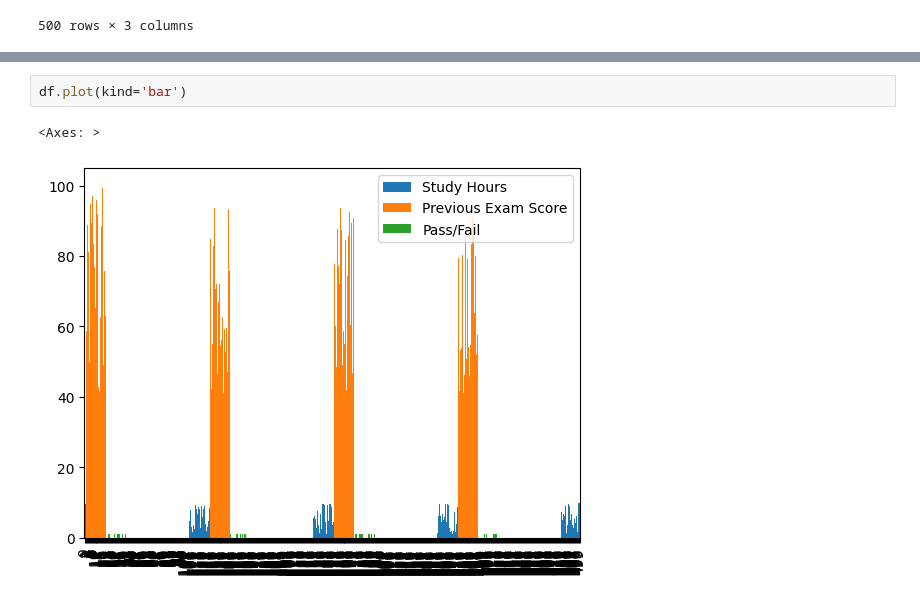
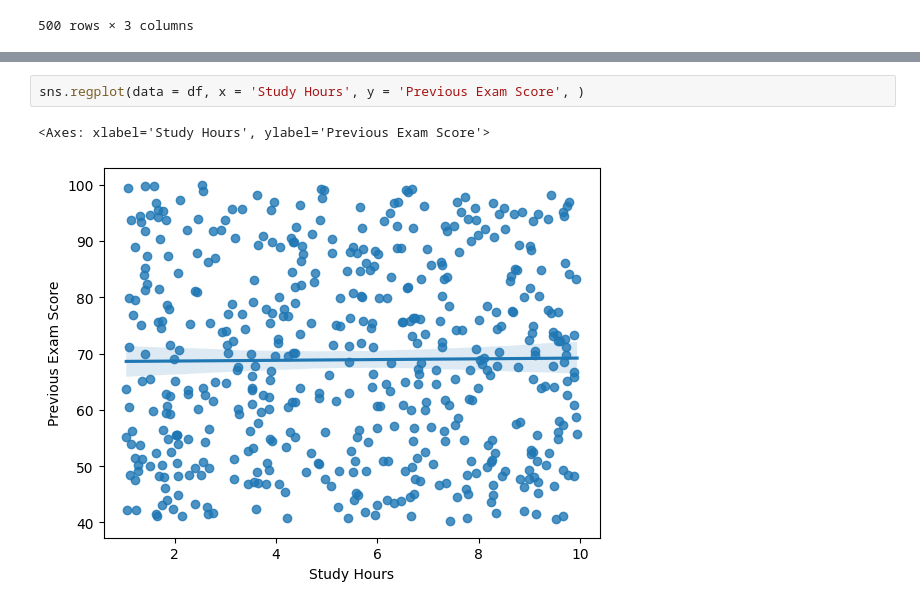
Before and after one commit to tabishqidwai98/Student-Exam-Performace-analysis, a Jupyter notebook: Analysis_model.ipynb, the cells around one changed output, grey strips where cells are left out. Drawn from its saved outputs; the diff is of its cells as text.

```diff
--- a/Analysis_model.ipynb
+++ b/Analysis_model.ipynb
@@ -27,5 +59,5 @@ df.plot(kind = 'line')
-# %%
-df.plot(kind='bar')
-# %% [output]
-<Axes: >
-[figure, removed]
+# %%
+sns.regplot(data = df, x = 'Study Hours', y = 'Previous Exam Score', )
+# %% [output]
+<Axes: xlabel='Study Hours', ylabel='Previous Exam Score'>
+[figure, added]
```
Also changed, not shown: parts of 22 cells of this notebook, 1 other file.
